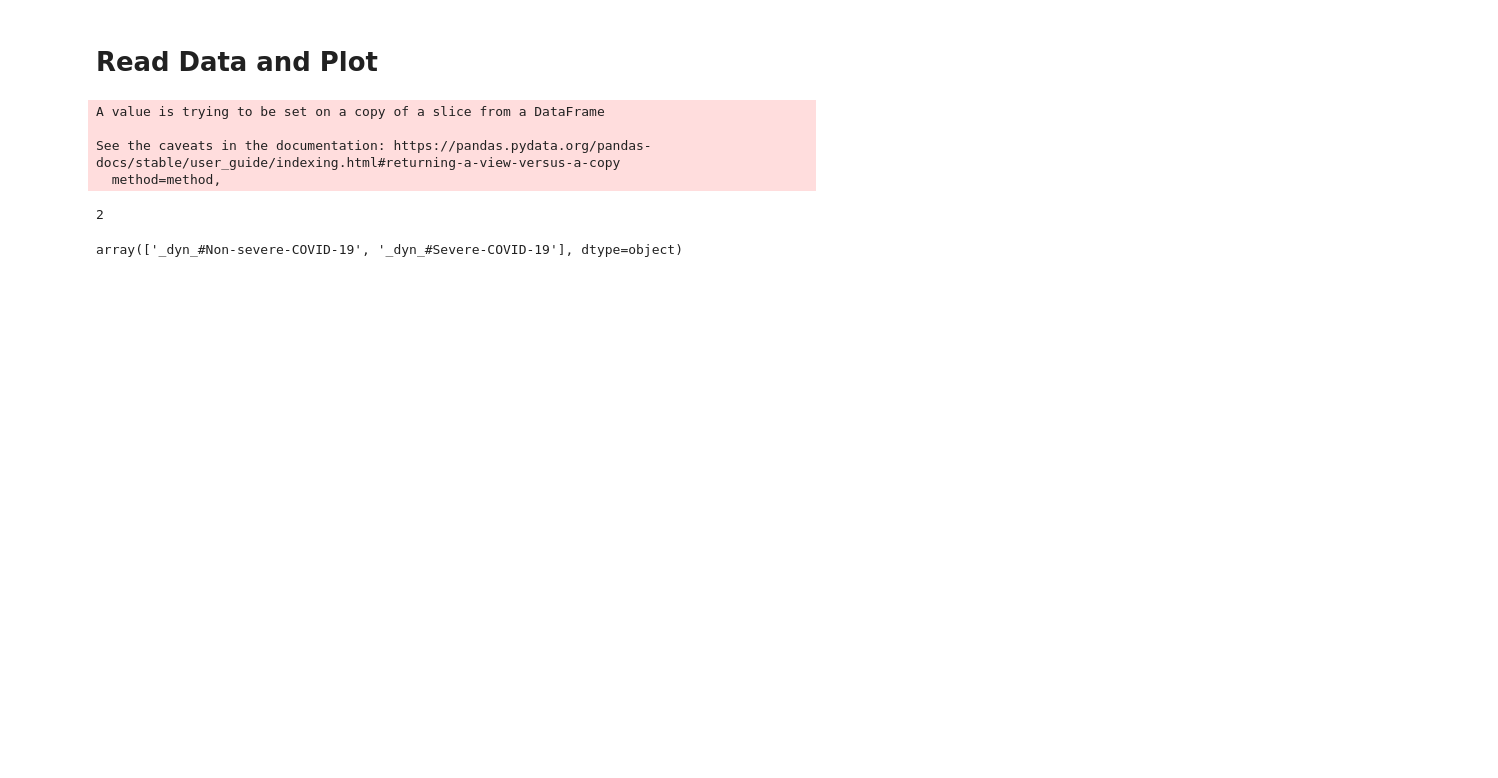
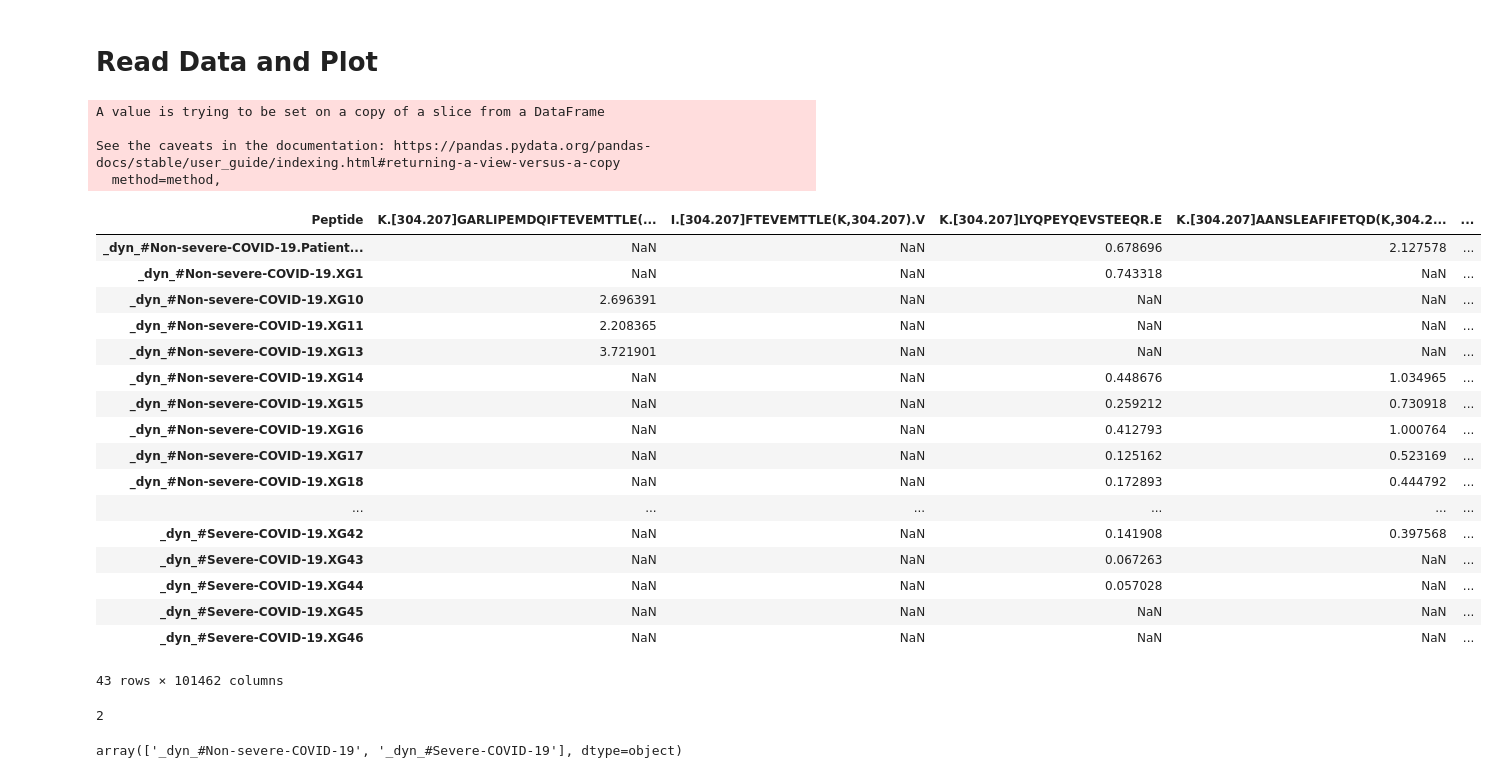
Before and after one commit to rahup97/covid19-severity-classifier, a Jupyter notebook: severe_or_not_classify/severe_or_not_classify.ipynb, the cells around one changed output. Cells and saved outputs as stored; diff of their text form; code cells hidden in the pictures; blank space fills up the shorter version.

```diff
--- a/severe_or_not_classify/severe_or_not_classify.ipynb
+++ b/severe_or_not_classify/severe_or_not_classify.ipynb
@@ -18,7 +18,7 @@ from sklearn.metrics import classification_report
 # df = pd.read_csv("./data/covid19_sera_merged.csv")
 # df
 # %%
-df_variants = pd.read_csv("./data/MAESTRO-d6178bdd-identified_variants_merged_protein_regions-main.tsv", sep="\t", low_memory=False)
+df_variants = pd.read_csv("../data/MAESTRO-d6178bdd-identified_variants_merged_protein_regions-main.tsv", sep="\t", low_memory=False)
 # %%
 df_variants_keep = df_variants[['Peptide'] + [c for c in df_variants.columns if 'intensity_for_peptide_variant' in c]]
 df_variants_keep.replace(0.0, np.nan, inplace=True)
@@ -32,6 +32,27 @@ A value is trying to be set on a copy of a slice from a DataFrame
 
 See the caveats in the documentation: https://pandas.pydata.org/pandas-docs/stable/user_guide/indexing.html#returning-a-view-versus-a-copy
   method=method,
+# %%
+df_variants_keep
+# %% [output]
+| Peptide | K.[304.207]GARLIPEMDQIFTEVEMTTLE(... | I.[304.207]FTEVEMTTLE(K,304.207).V | K.[304.207]LYQPEYQEVSTEEQR.E | K.[304.207]AANSLEAFIFETQD(K,304.2... | ... |
+| _dyn_#Non-severe-COVID-19.Patient... | NaN | NaN | 0.678696 | 2.127578 | ... |
+| _dyn_#Non-severe-COVID-19.XG1 | NaN | NaN | 0.743318 | NaN | ... |
+| _dyn_#Non-severe-COVID-19.XG10 | 2.696391 | NaN | NaN | NaN | ... |
+| _dyn_#Non-severe-COVID-19.XG11 | 2.208365 | NaN | NaN | NaN | ... |
+| _dyn_#Non-severe-COVID-19.XG13 | 3.721901 | NaN | NaN | NaN | ... |
+| _dyn_#Non-severe-COVID-19.XG14 | NaN | NaN | 0.448676 | 1.034965 | ... |
+| _dyn_#Non-severe-COVID-19.XG15 | NaN | NaN | 0.259212 | 0.730918 | ... |
+| _dyn_#Non-severe-COVID-19.XG16 | NaN | NaN | 0.412793 | 1.000764 | ... |
+| _dyn_#Non-severe-COVID-19.XG17 | NaN | NaN | 0.125162 | 0.523169 | ... |
+| _dyn_#Non-severe-COVID-19.XG18 | NaN | NaN | 0.172893 | 0.444792 | ... |
+| ... | ... | ... | ... | ... | ... |
+| _dyn_#Severe-COVID-19.XG42 | NaN | NaN | 0.141908 | 0.397568 | ... |
+| _dyn_#Severe-COVID-19.XG43 | NaN | NaN | 0.067263 | NaN | ... |
+| _dyn_#Severe-COVID-19.XG44 | NaN | NaN | 0.057028 | NaN | ... |
+| _dyn_#Severe-COVID-19.XG45 | NaN | NaN | NaN | NaN | ... |
+| _dyn_#Severe-COVID-19.XG46 | NaN | NaN | NaN | NaN | ... |
+43 rows × 101462 columns
 # %%
 # for col in df_variants_keep.columns:
 #     print(col)
```
Also changed, not shown: 5 other files.
